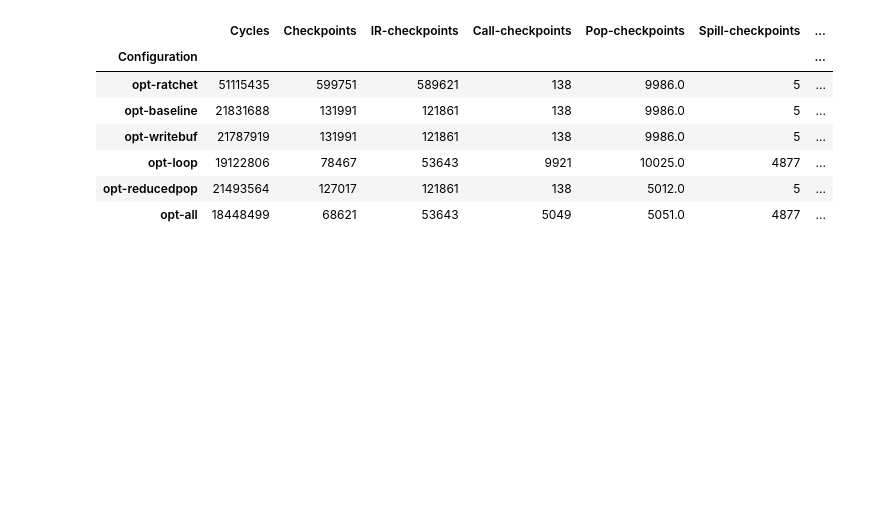
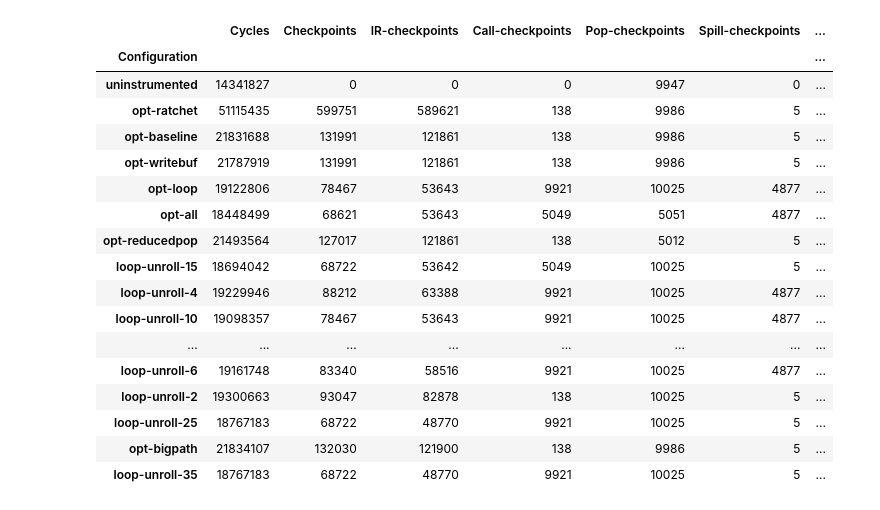
Before and after one commit to TUDSSL/WARio, a Jupyter notebook: plotting/BenchmarkPlot.ipynb, the cells around one changed output. Cells and saved outputs as stored; diff of their text form; code cells hidden in the pictures; blank space fills up the shorter version.

```diff
--- a/plotting/BenchmarkPlot.ipynb
+++ b/plotting/BenchmarkPlot.ipynb
@@ -57,15 +62,25 @@ Group size: 6
 # %%
-df['sha'] = df['sha'].reindex(ConfigurationNameMap)
+#df['sha'] = df['sha'].reindex(ConfigurationNameMap)
 df['sha']
 # %% [output]
 |  | Cycles | Checkpoints | IR-checkpoints | Call-checkpoints | Pop-checkpoints | Spill-checkpoints | ... |
 | Configuration |  |  |  |  |  |  | ... |
-| opt-ratchet | 51115435 | 599751 | 589621 | 138 | 9986.0 | 5 | ... |
-| opt-baseline | 21831688 | 131991 | 121861 | 138 | 9986.0 | 5 | ... |
-| opt-writebuf | 21787919 | 131991 | 121861 | 138 | 9986.0 | 5 | ... |
-| opt-loop | 19122806 | 78467 | 53643 | 9921 | 10025.0 | 4877 | ... |
-| opt-reducedpop | 21493564 | 127017 | 121861 | 138 | 5012.0 | 5 | ... |
-| opt-all | 18448499 | 68621 | 53643 | 5049 | 5051.0 | 4877 | ... |
+| uninstrumented | 14341827 | 0 | 0 | 0 | 9947 | 0 | ... |
+| opt-ratchet | 51115435 | 599751 | 589621 | 138 | 9986 | 5 | ... |
+| opt-baseline | 21831688 | 131991 | 121861 | 138 | 9986 | 5 | ... |
+| opt-writebuf | 21787919 | 131991 | 121861 | 138 | 9986 | 5 | ... |
+| opt-loop | 19122806 | 78467 | 53643 | 9921 | 10025 | 4877 | ... |
+| opt-all | 18448499 | 68621 | 53643 | 5049 | 5051 | 4877 | ... |
+| opt-reducedpop | 21493564 | 127017 | 121861 | 138 | 5012 | 5 | ... |
+| loop-unroll-15 | 18694042 | 68722 | 53642 | 5049 | 10025 | 5 | ... |
+| loop-unroll-4 | 19229946 | 88212 | 63388 | 9921 | 10025 | 4877 | ... |
+| loop-unroll-10 | 19098357 | 78467 | 53643 | 9921 | 10025 | 4877 | ... |
+| ... | ... | ... | ... | ... | ... | ... | ... |
+| loop-unroll-6 | 19161748 | 83340 | 58516 | 9921 | 10025 | 4877 | ... |
+| loop-unroll-2 | 19300663 | 93047 | 82878 | 138 | 10025 | 5 | ... |
+| loop-unroll-25 | 18767183 | 68722 | 48770 | 9921 | 10025 | 5 | ... |
+| opt-bigpath | 21834107 | 132030 | 121900 | 138 | 9986 | 5 | ... |
+| loop-unroll-35 | 18767183 | 68722 | 48770 | 9921 | 10025 | 5 | ... |
 # %%
 dfa = pd.DataFrame()
 for bench in Benchmarks:
```
Also changed, not shown: parts of 13 cells of this notebook, 5 other files.
